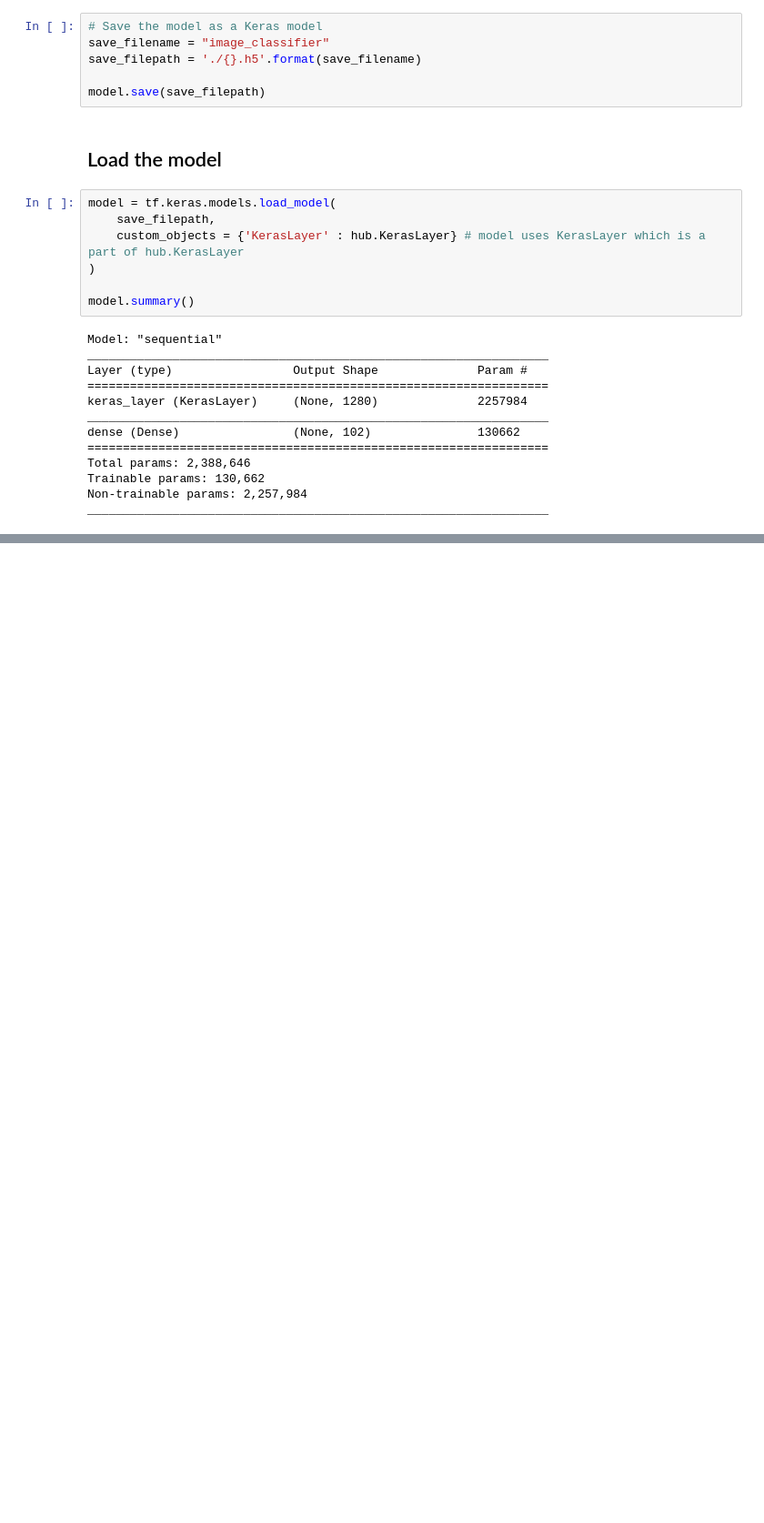
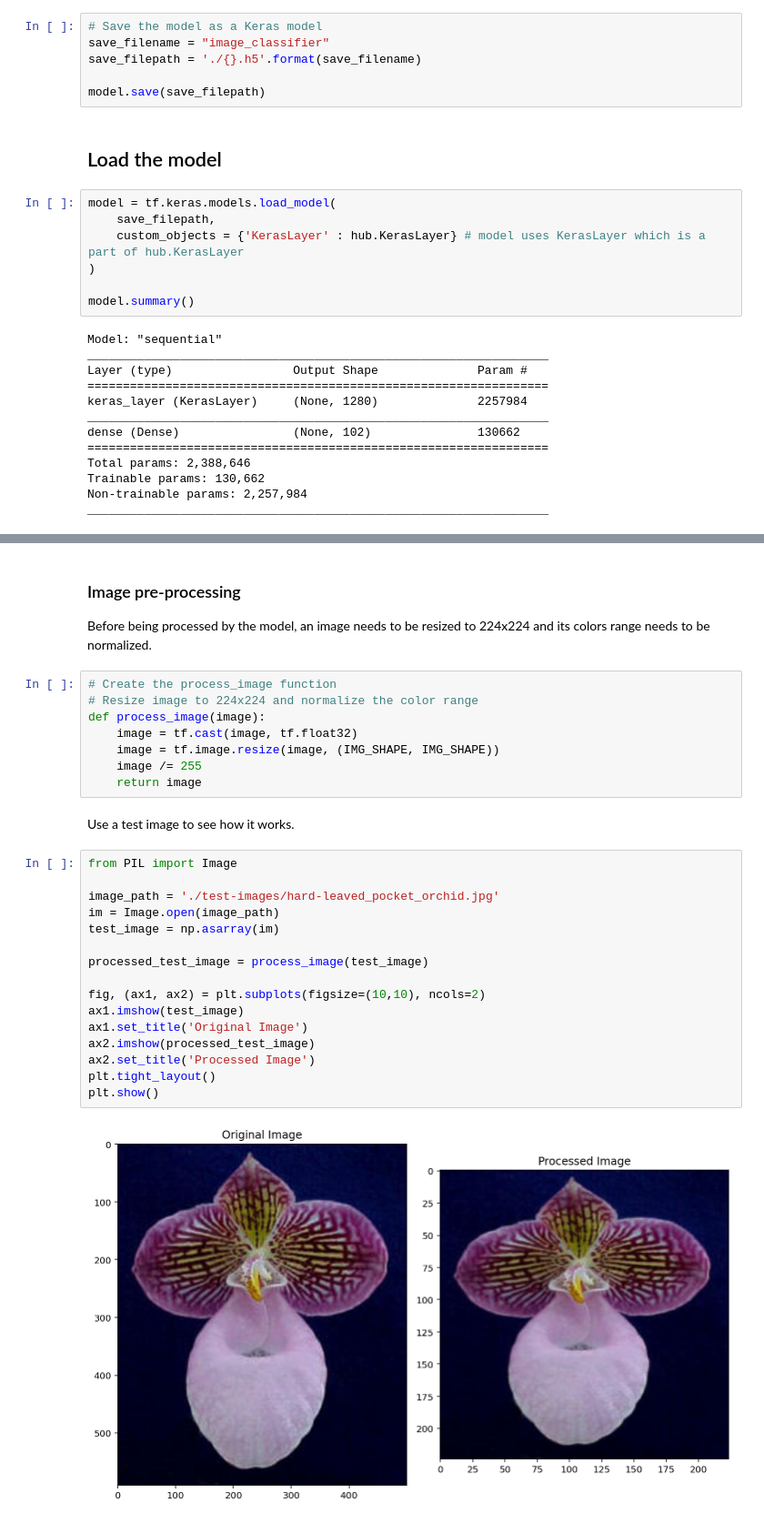
Before and after one commit to vicksam/flower-types, a Jupyter notebook: image-classifier.ipynb, the cells around one changed output, grey strips where cells are left out. Shown at 91% size. Drawn from its saved outputs; the diff is of its cells as text; blank space fills up the shorter version.

```diff
--- a/image-classifier.ipynb
+++ b/image-classifier.ipynb
@@ -320,0 +327,32 @@ _________________________________________________________________
+# %% [markdown]
+### Image pre-processing
+
+Before being processed by the model, an image needs to be resized to 224x224 and its colors range needs to be normalized.
+# %%
+# Create the process_image function
+# Resize image to 224x224 and normalize the color range
+def process_image(image):
+    image = tf.cast(image, tf.float32)
+    image = tf.image.resize(image, (IMG_SHAPE, IMG_SHAPE))
+    image /= 255
+    return image
+# %% [markdown]
+Use a test image to see how it works.
+# %%
+from PIL import Image
+
+image_path = './test-images/hard-leaved_pocket_orchid.jpg'
+im = Image.open(image_path)
+test_image = np.asarray(im)
+
+processed_test_image = process_image(test_image)
+
+fig, (ax1, ax2) = plt.subplots(figsize=(10,10), ncols=2)
+ax1.imshow(test_image)
+ax1.set_title('Original Image')
+ax2.imshow(processed_test_image)
+ax2.set_title('Processed Image')
+plt.tight_layout()
+plt.show()
+# %% [output]
+[figure, added]
```
Also changed, not shown: parts of 4 cells of this notebook, 4 other files.
